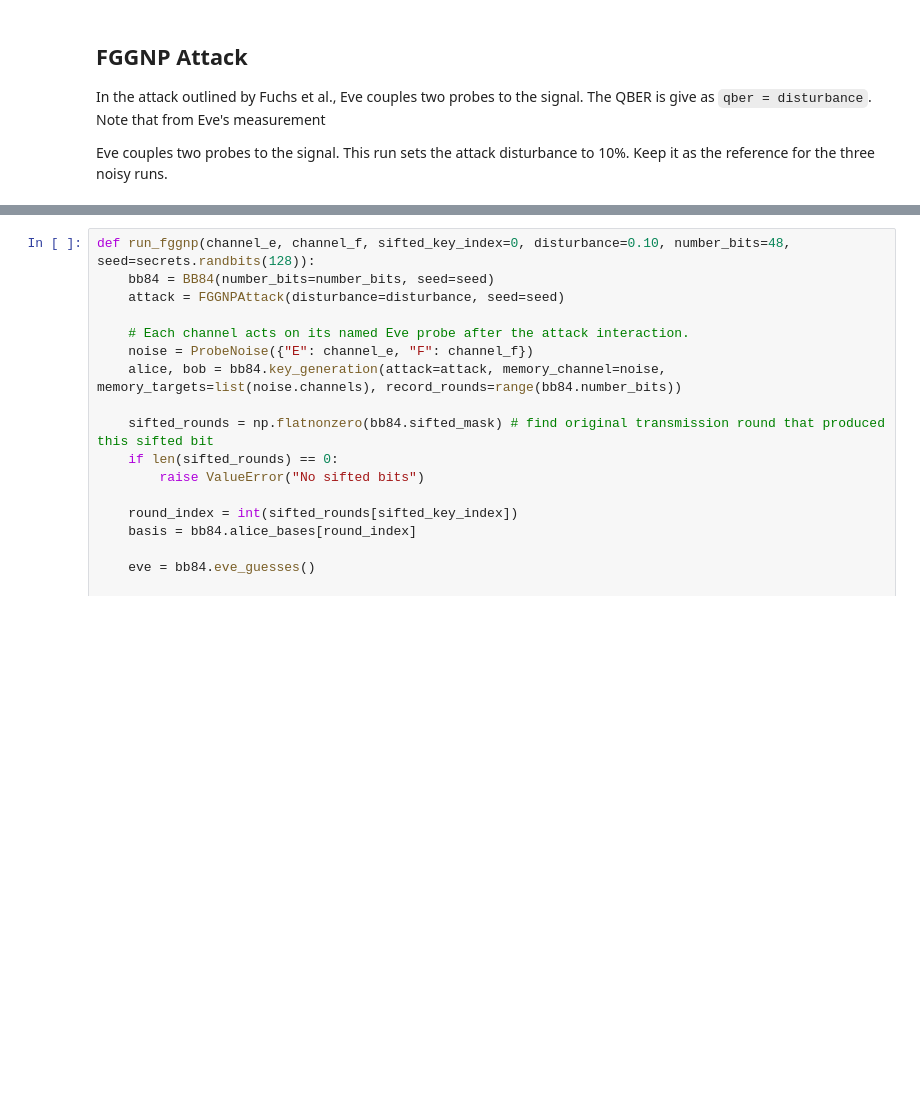
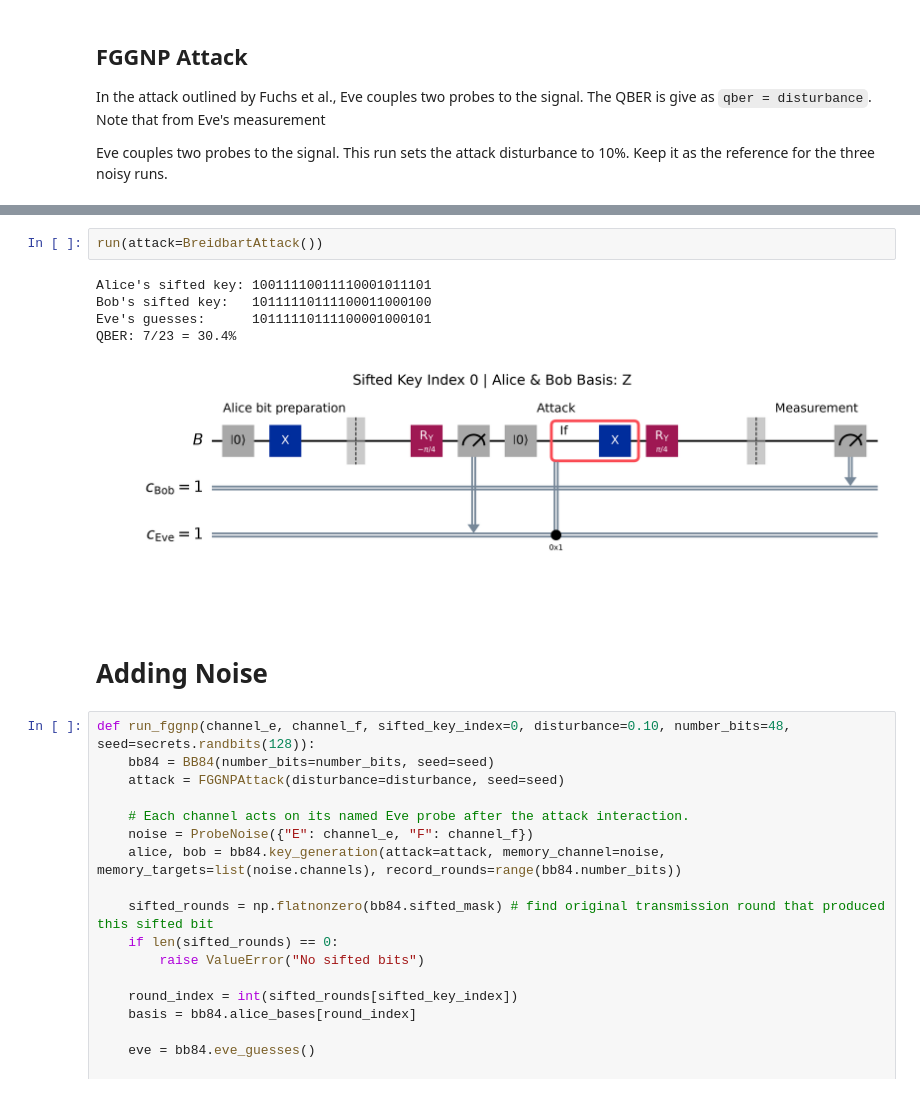
Before and after one commit to kaufmann-group/quantum-memory-bb84, a Jupyter notebook: src/BB84 Demonstrations.ipynb, the cells around one changed output, grey strips where cells are left out. Cells and saved outputs as stored; diff of their text form; blank space fills up the shorter version.

```diff
--- a/src/BB84 Demonstrations.ipynb
+++ b/src/BB84 Demonstrations.ipynb
@@ -99,3 +107,15 @@ QBER: 0/27 = 0.0%
+# %%
+run(attack=BreidbartAttack())
+# %% [output]
+Alice's sifted key: 10011110011110001011101
+Bob's sifted key:   10111110111100011000100
+Eve's guesses:      10111110111100001000101
+QBER: 7/23 = 30.4%
+[figure, added]
+# %% [markdown]
+##
+# %% [markdown]
+# Adding Noise
 # %%
 def run_fggnp(channel_e, channel_f, sifted_key_index=0, disturbance=0.10, number_bits=48, seed=secrets.randbits(128)):
     bb84 = BB84(number_bits=number_bits, seed=seed)
```
Also changed, not shown: parts of 11 cells of this notebook, 24 other files.
